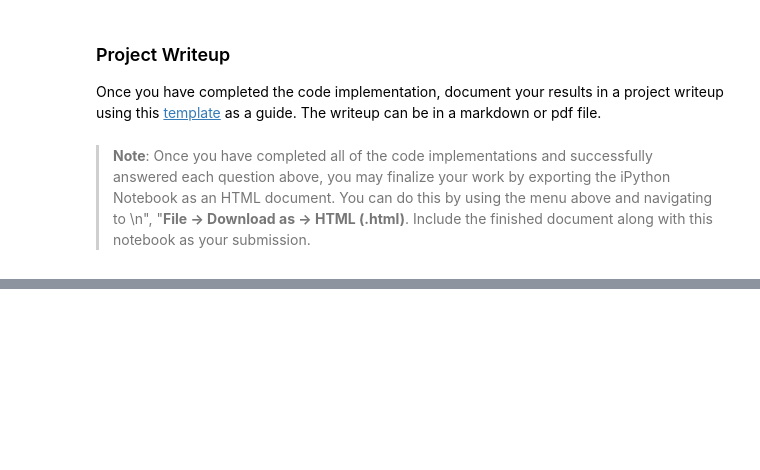
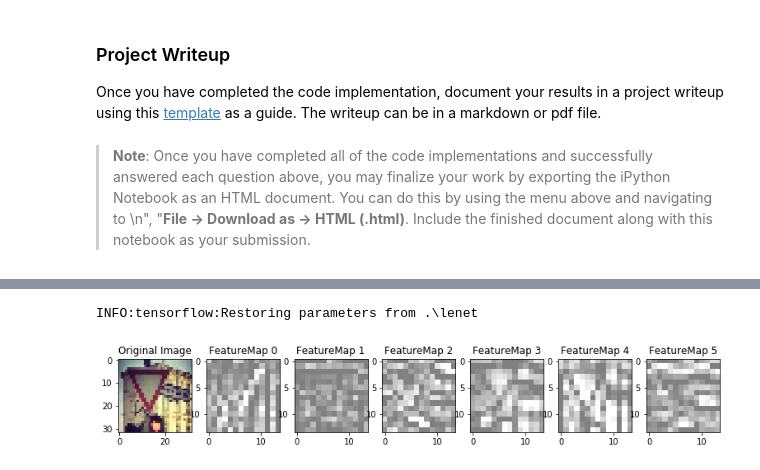
Before and after one commit to agoila/udacity-carnd-P2, a Jupyter notebook: LeNet_Traffic_Sign_Classifier.ipynb, the cells around one changed output, grey strips where cells are left out. Drawn from its saved outputs; the diff is of its cells as text; code cells hidden in the pictures; blank space fills up the shorter version.

```diff
--- a/LeNet_Traffic_Sign_Classifier.ipynb
+++ b/LeNet_Traffic_Sign_Classifier.ipynb
@@ -578,3 +576,6 @@ y_labels_web = np.array([36,3,14,13,11])
+# %%
+### Actual labels for the web images
+y_labels_web = np.array([0,19,37,13,32])
 # %% [markdown]
 ### Analyze Performance
 # %%
@@ -667,7 +687,7 @@ For an example of what feature map outputs look like, check out NVIDIA's results
 # activation_min/max: can be used to view the activation contrast in more detail, by default matplot sets min and max to the actual min and max values of the output
 # plt_num: used to plot out multiple different weight feature map sets on the same block, just extend the plt number for each new feature map entry
 
-def outputFeatureMap(image_input, tf_activation, activation_min=-1, activation_max=2 ,plt_num=1):
+def outputFeatureMap(image_input, tf_activation, activation_min=-1, activation_max=1 ,plt_num=1):
     # Here make sure to preprocess your image_input in a way your network expects
     # with size, normalization, ect if needed
     image_input_pre = preprocess_data(1, image_input)
@@ -693,4 +713,7 @@ def outputFeatureMap(image_input, tf_activation, activation_min=-1, activation_m
         plt.title('Original Image')
         plt.imshow(image_input)
 # %%
-outputFeatureMap(X_from_web[2], conv1)
+outputFeatureMap(X_from_web[3], conv1)
+# %% [output]
+INFO:tensorflow:Restoring parameters from .\lenet
+[figure, added]
```
Also changed, not shown: parts of 11 cells of this notebook, 5 other files.
